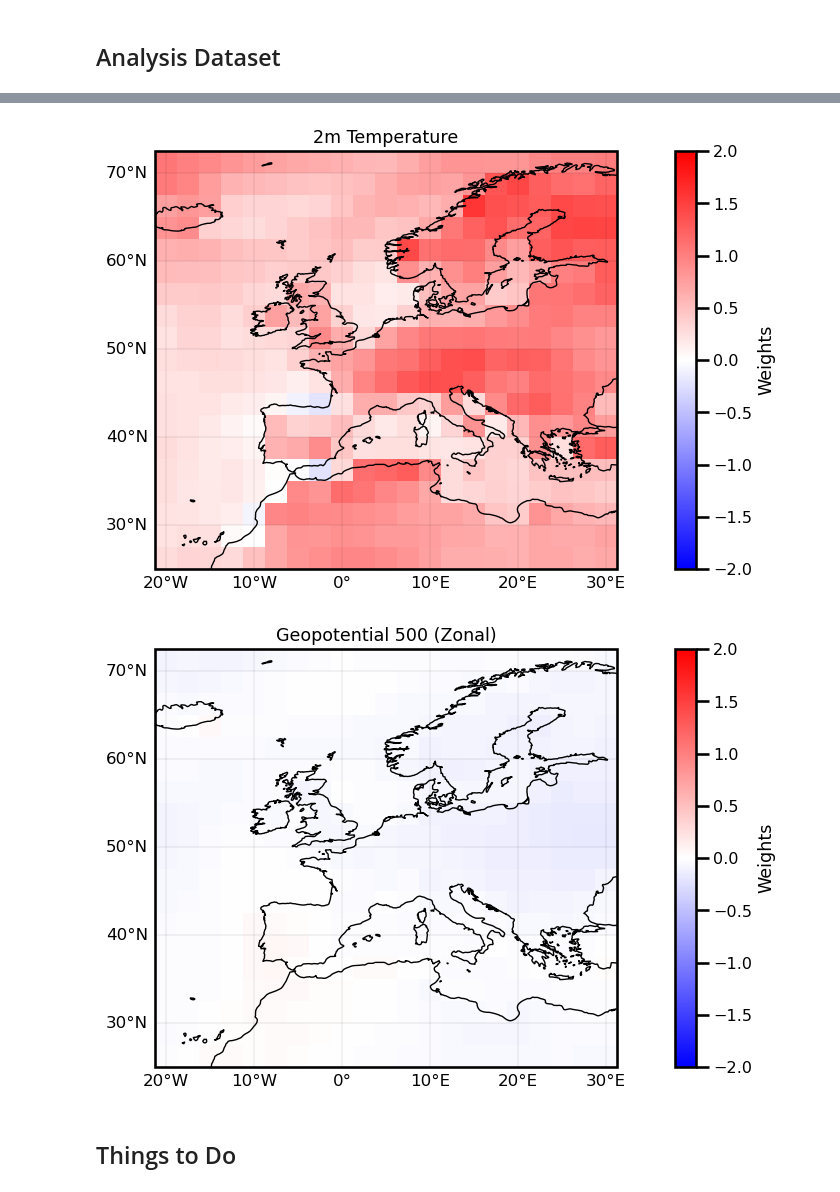
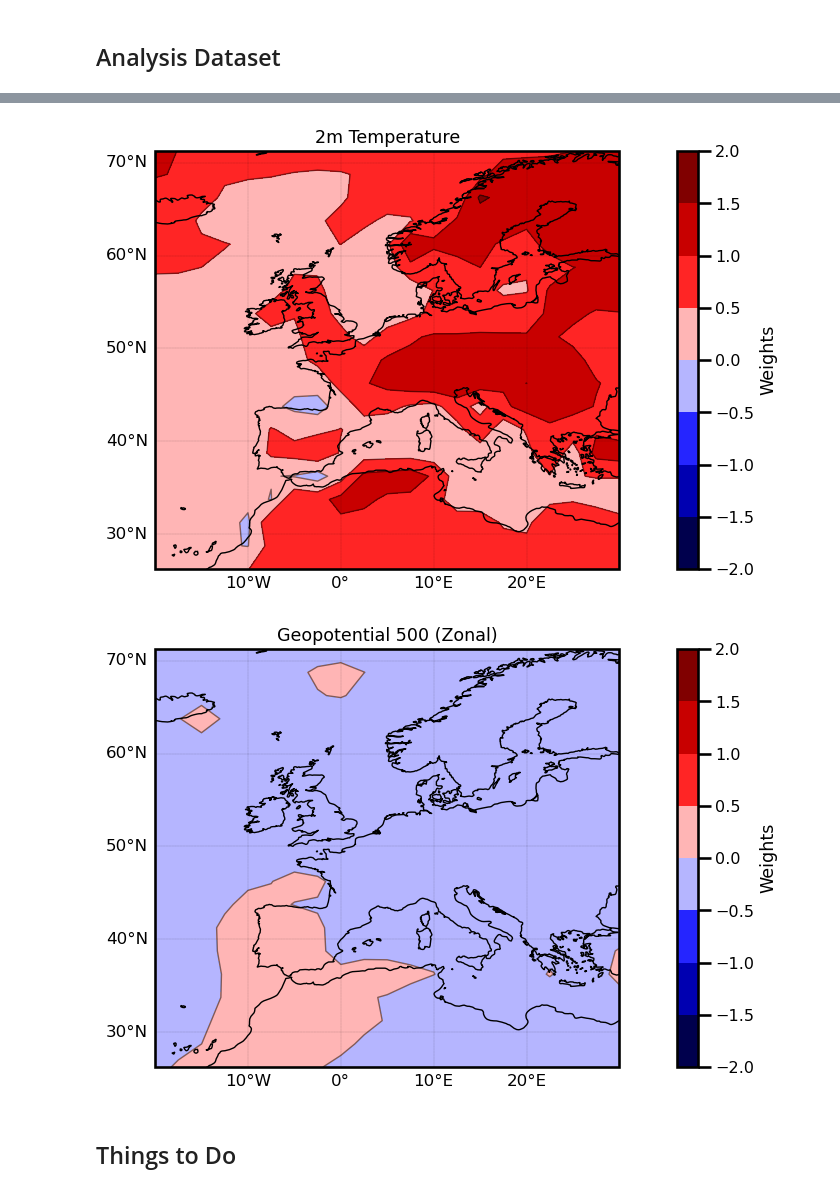
Before and after one commit to jejjohnson/jbayesevt, a Jupyter notebook: notebooks/ai4storylines/1.1_baseline_sa_lr.ipynb, the cells around one changed output, grey strips where cells are left out. Cells and saved outputs as stored; diff of their text form; code cells hidden in the pictures.

```diff
--- a/notebooks/ai4storylines/1.1_baseline_sa_lr.ipynb
+++ b/notebooks/ai4storylines/1.1_baseline_sa_lr.ipynb
@@ -78,7 +105,7 @@ u
 from sklearn import linear_model
 
 reg = linear_model.Ridge(alpha=.1)
-reg.fit(x, u_flattened)
+reg.fit(x, u)
 # %% [output]
 Ridge(alpha=0.1)
 # %% [markdown]
@@ -115,0 +182,2 @@ ds["z500_zonal_weights"].attrs["standard_name"] = "Weights"
+# %%
+ds = ds.unstack(dim="spatial")
@@ -118,34 +206,3 @@ ds["z500_zonal_weights"].attrs["standard_name"] = "Weights"
 # %%
 vmin = -2.0
 vmax = 2.0
-# %%
-def plot_weights(ds, variable, vmin=None, vmax=None):
-
-    fig = plt.figure()
-    fig.set_size_inches(7,5)
-    ax = fig.subplots(subplot_kw={'projection': ccrs.PlateCarree()})
-    cbar_kwargs = {
-        "fraction": 0.050,
-        "pad": 0.1,
-        "orientation": "vertical",
-    }
-    ds.plot.pcolormesh(
-        ax=ax, cmap="bwr", vmin=vmin, vmax=vmax,
-        transform=ccrs.PlateCarree(), cbar_kwargs=cbar_kwargs
-    )
-    gl = ax.gridlines(crs=ccrs.PlateCarree(), draw_labels=True,
-                      linewidth=0.1, color='k', alpha=1,
-                      linestyle='--')
-
-    ax.set(title=variable)
-    ax.coastlines(linewidth=1)
-    gl.top_labels = False
-    gl.right_labels = False
-    gl.xformatter = LONGITUDE_FORMATTER
-    gl.yformatter = LATITUDE_FORMATTER
-    gl.xlabel_style = {'size': 12}
-    gl.ylabel_style = {'size': 12}
-    plt.tight_layout()
-    plt.show()
-
-    return fig, ax
@@ -152,7 +211,7 @@ def plot_weights(ds, variable, vmin=None, vmax=None):
 # %%
 # plot_weights(ds.tasmax.mean(["model"]), "Sea Surface Temperature (Mean)");
-plot_weights(ds.sst_weights, "Sea Surface Temperature", vmin=vmin, vmax=vmax);
-plot_weights(ds.sm_weights, "Soil Moisture", vmin=vmin, vmax=vmax);
-plot_weights(ds.t2m_weights, "2m Temperature", vmin=vmin, vmax=vmax);
-plot_weights(ds.z500_zonal_weights, "Geopotential 500 (Zonal)", vmin=vmin, vmax=vmax);
+plot_weights(ds.sst_weights, "Sea Surface Temperature", vmin=vmin, vmax=vmax, cmap="seismic", num_levels=8);
+plot_weights(ds.sm_weights, "Soil Moisture", vmin=vmin, vmax=vmax, cmap="seismic", num_levels=8);
+plot_weights(ds.t2m_weights, "2m Temperature", vmin=vmin, vmax=vmax, cmap="seismic", num_levels=8);
+plot_weights(ds.z500_zonal_weights, "Geopotential 500 (Zonal)", vmin=vmin, vmax=vmax, cmap="seismic", num_levels=8);
 # %% [output]
@@ -161,2 +220,2 @@ plot_weights(ds.z500_zonal_weights, "Geopotential 500 (Zonal)", vmin=vmin, vmax=
-[figure, old version]
+[figure, new version]
-[figure, old version]
+[figure, new version]
```
Also changed, not shown: parts of 19 cells of this notebook, 14 other files.
